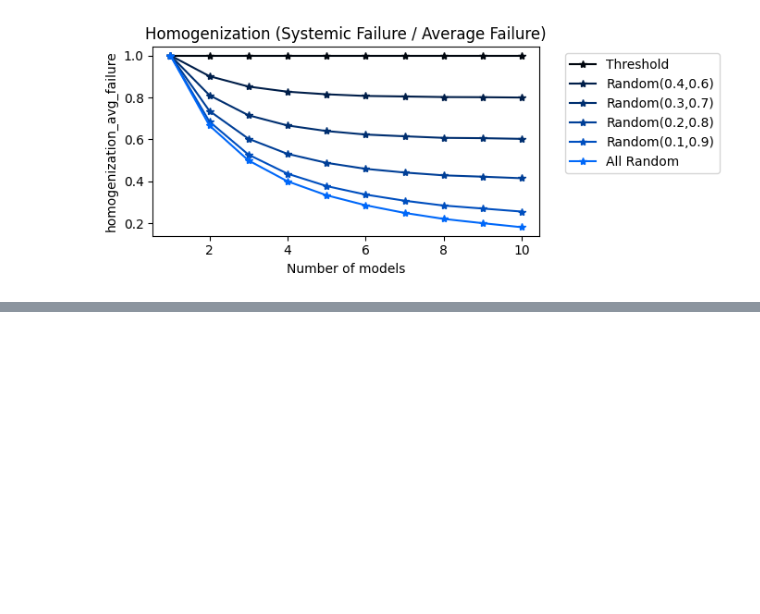
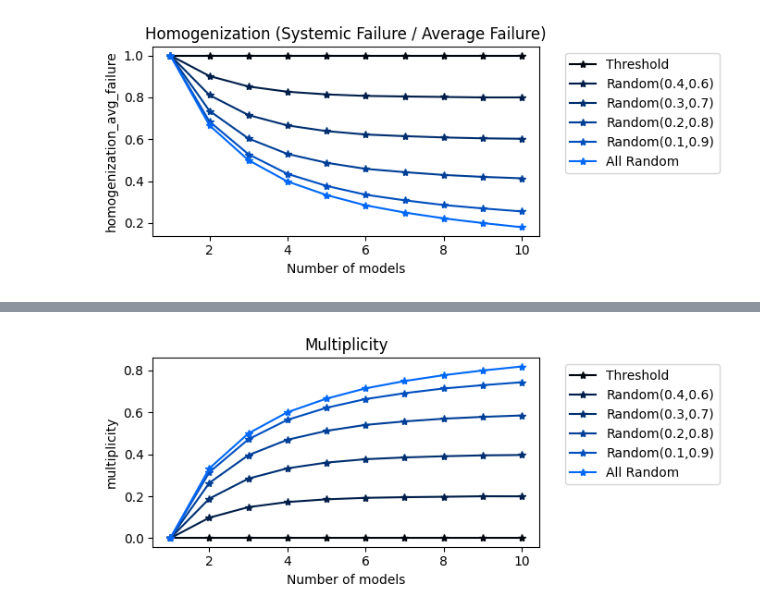
Before and after one commit to shomikj/severity_randomness, a Jupyter notebook: Simulated Experiment.ipynb, the cells around one changed output, grey strips where cells are left out. Cells and saved outputs as stored; diff of their text form; code cells hidden in the pictures; blank space fills up the shorter version.

```diff
--- a/Simulated Experiment.ipynb
+++ b/Simulated Experiment.ipynb
@@ -184,0 +218,4 @@ plot(df, "Homogenization (Systemic Failure / Average Failure)", "homogenization_
+# %%
+plot(df, "Multiplicity", "multiplicity", "inaccurate")
+# %% [output]
+[figure, added]
```
Also changed, not shown: parts of 23 cells of this notebook.
